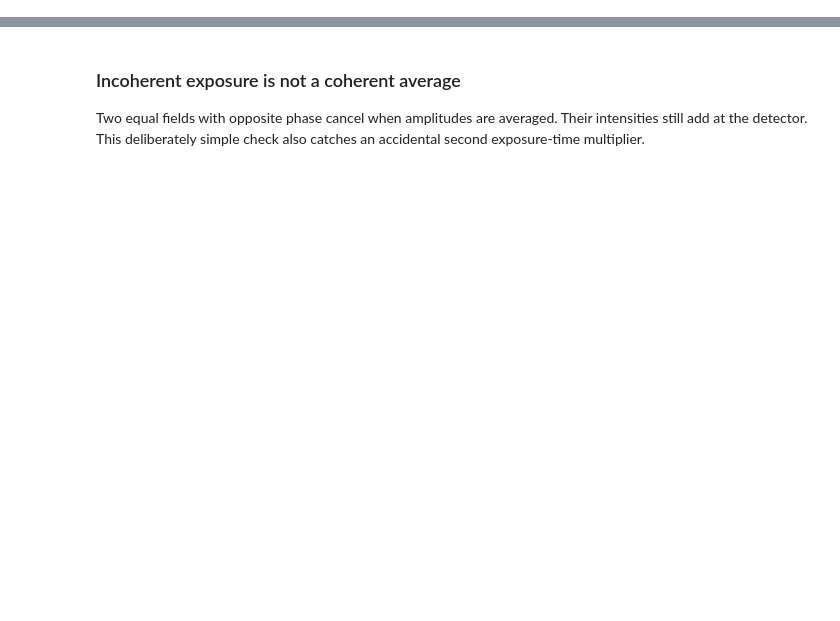
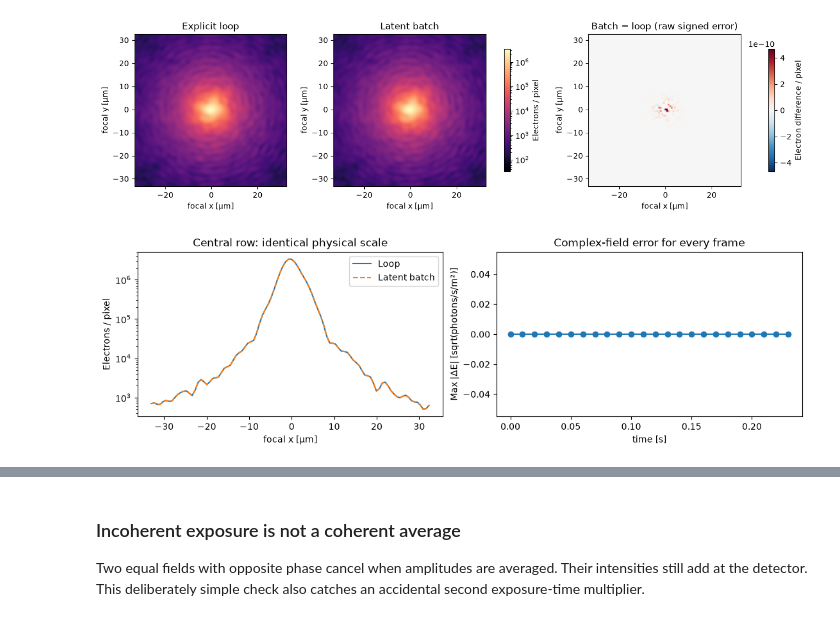
Before and after one commit to bidou2002/fiatlux, a Jupyter notebook: tutorials/12_named_latent_dimensions.ipynb, the cells around one changed output, grey strips where cells are left out. Saved outputs shown, nothing was run; the diff lists cells and outputs as text; code cells hidden in the pictures; blank space fills up the shorter version.

```diff
--- a/tutorials/12_named_latent_dimensions.ipynb
+++ b/tutorials/12_named_latent_dimensions.ipynb
@@ -95,0 +168,28 @@ plt.show()
+# %%
+reference, actual = main['expected'], main['counts']
+difference = actual-reference
+bound=max(float(difference.abs().max()),np.finfo(float).tiny)
+norm_counts=LogNorm(vmin=float(reference.max())*1e-5,vmax=float(reference.max()))
+fig,axes=plt.subplots(1,3,figsize=(13,3.5),constrained_layout=True)
+for ax,value,title in zip(axes[:2],[reference,actual],['Explicit loop','Latent batch']):
+    im=ax.imshow(array(value),origin='lower',extent=extent(field.grid,1e-6),cmap='magma',norm=norm_counts)
+    ax.set_title(title)
+fig.colorbar(im,ax=list(axes[:2]),label='Electrons / pixel',shrink=.8)
+im=axes[2].imshow(array(difference),origin='lower',extent=extent(field.grid,1e-6),cmap='RdBu_r',vmin=-bound,vmax=bound)
+axes[2].set_title('Batch − loop (raw signed error)')
+fig.colorbar(im,ax=axes[2],label='Electron difference / pixel',shrink=.8)
+for ax in axes:ax.set(xlabel='focal x [µm]',ylabel='focal y [µm]')
+plt.show()
+fig,axes=plt.subplots(1,2,figsize=(11,3.3),constrained_layout=True)
+y=field.grid.ny//2
+axes[0].semilogy(array(field.grid.x/1e-6),array(reference[y]),label='Loop')
+axes[0].semilogy(array(field.grid.x/1e-6),array(actual[y]),'--',label='Latent batch')
+axes[0].set(xlabel='focal x [µm]',ylabel='Electrons / pixel',title='Central row: identical physical scale')
+axes[0].legend()
+per_sample=(field.complex_amplitude-main['loop']).abs().flatten(1).amax(1)
+axes[1].plot(np.arange(T)*dt,array(per_sample),'o-')
+axes[1].set(xlabel='time [s]',ylabel='Max |ΔE| [sqrt(photons/s/m²)]',title='Complex-field error for every frame')
+plt.show()
+# %% [output]
+[figure, added]
+[figure, added]
```
Also changed, not shown: parts of 21 cells of this notebook.
